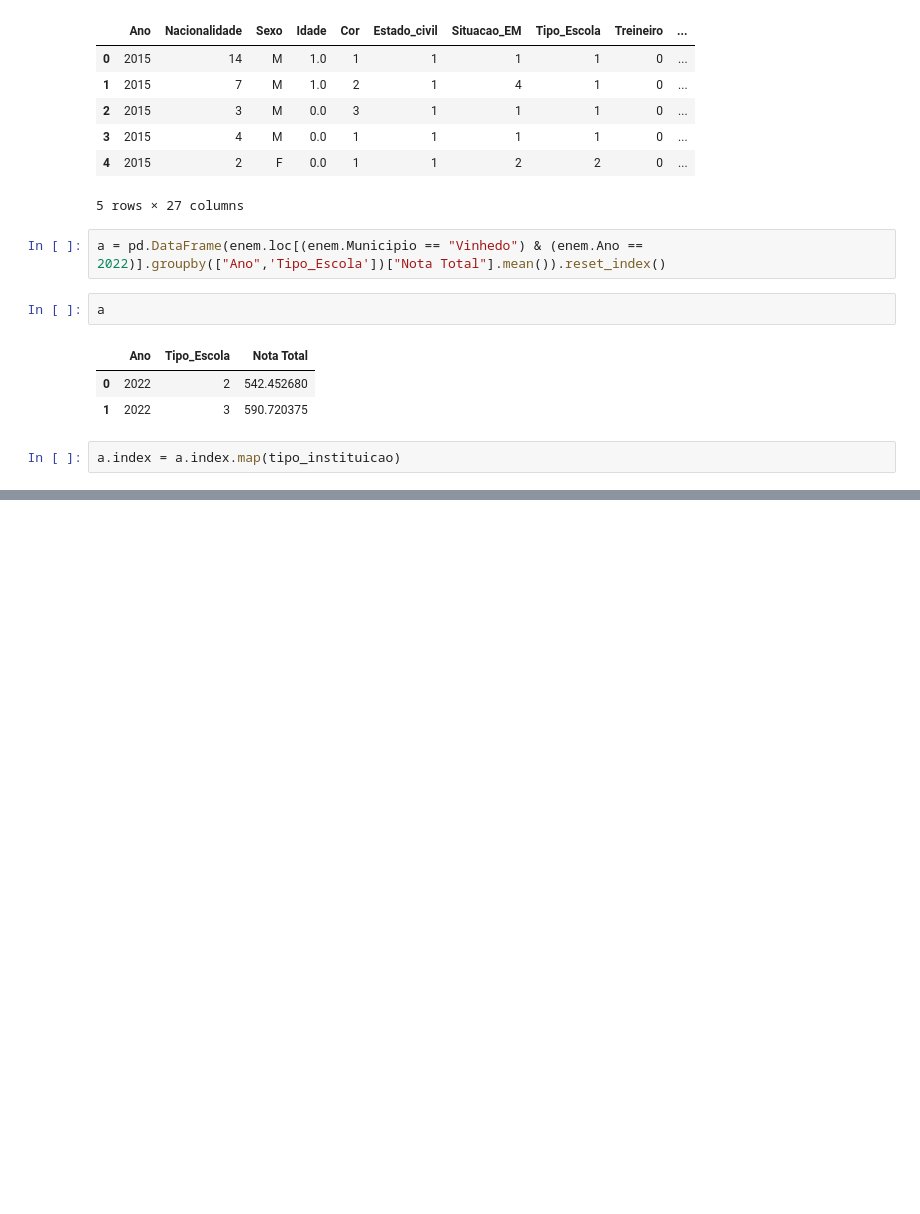
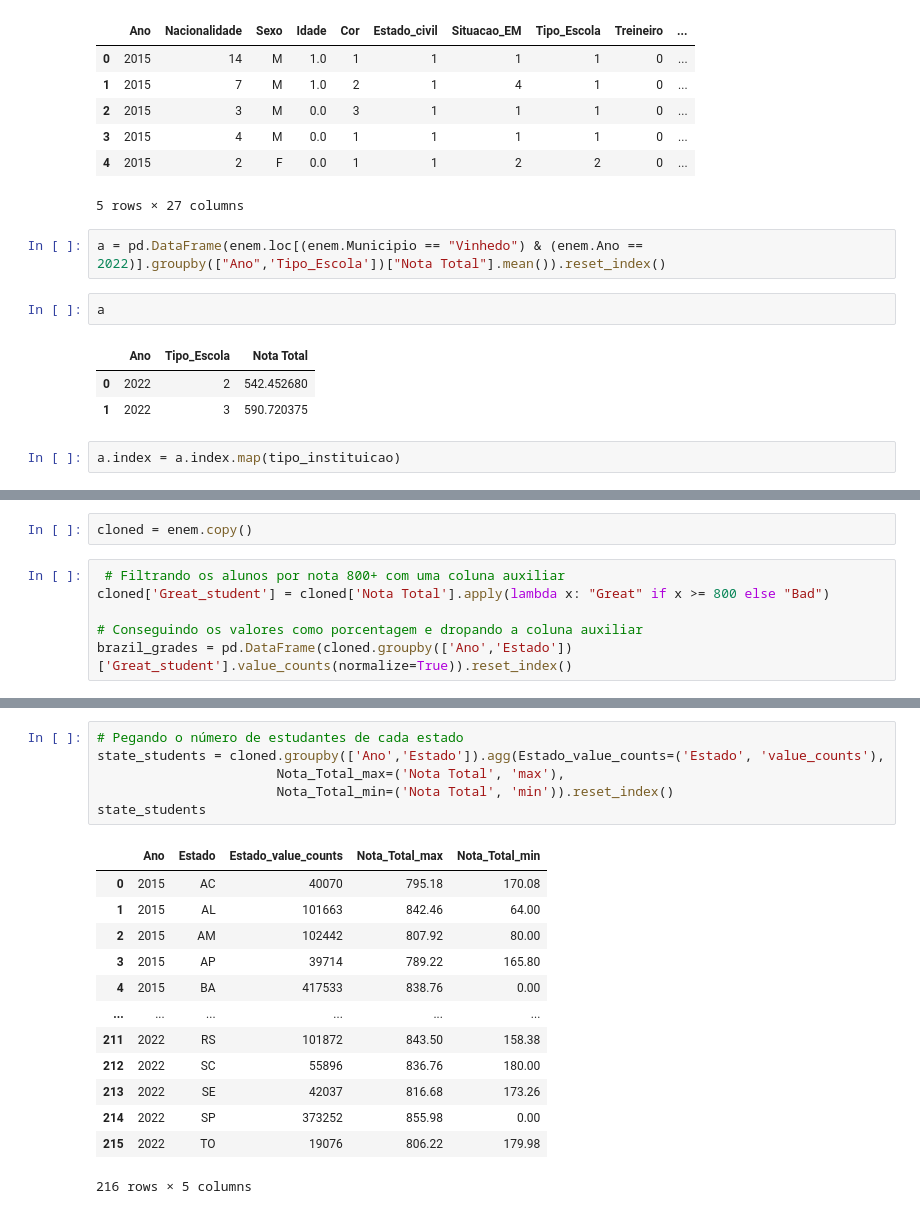
Before and after one commit to LiamFer/ENEM-Analysis, a Jupyter notebook: main_analysis.ipynb, the cells around one changed output, grey strips where cells are left out. Saved outputs shown, nothing was run; the diff lists cells and outputs as text; blank space fills up the shorter version.

```diff
--- a/main_analysis.ipynb
+++ b/main_analysis.ipynb
@@ -508,0 +508,8 @@ a
+# %%
+cloned = enem.copy()
+# %%
+ # Filtrando os alunos por nota 800+ com uma coluna auxiliar
+cloned['Great_student'] = cloned['Nota Total'].apply(lambda x: "Great" if x >= 800 else "Bad")
+
+# Conseguindo os valores como porcentagem e dropando a coluna auxiliar
+brazil_grades = pd.DataFrame(cloned.groupby(['Ano','Estado'])['Great_student'].value_counts(normalize=True)).reset_index()
@@ -508,0 +572,20 @@ a
+# %%
+# Pegando o número de estudantes de cada estado
+state_students = cloned.groupby(['Ano','Estado']).agg(Estado_value_counts=('Estado', 'value_counts'),
+                       Nota_Total_max=('Nota Total', 'max'),
+                       Nota_Total_min=('Nota Total', 'min')).reset_index()
+state_students
+# %% [output]
+|  | Ano | Estado | Estado_value_counts | Nota_Total_max | Nota_Total_min |
+| 0 | 2015 | AC | 40070 | 795.18 | 170.08 |
+| 1 | 2015 | AL | 101663 | 842.46 | 64.00 |
+| 2 | 2015 | AM | 102442 | 807.92 | 80.00 |
+| 3 | 2015 | AP | 39714 | 789.22 | 165.80 |
+| 4 | 2015 | BA | 417533 | 838.76 | 0.00 |
+| ... | ... | ... | ... | ... | ... |
+| 211 | 2022 | RS | 101872 | 843.50 | 158.38 |
+| 212 | 2022 | SC | 55896 | 836.76 | 180.00 |
+| 213 | 2022 | SE | 42037 | 816.68 | 173.26 |
+| 214 | 2022 | SP | 373252 | 855.98 | 0.00 |
+| 215 | 2022 | TO | 19076 | 806.22 | 179.98 |
+216 rows × 5 columns
```
Also changed, not shown: parts of 9 cells of this notebook, 2 other files.
